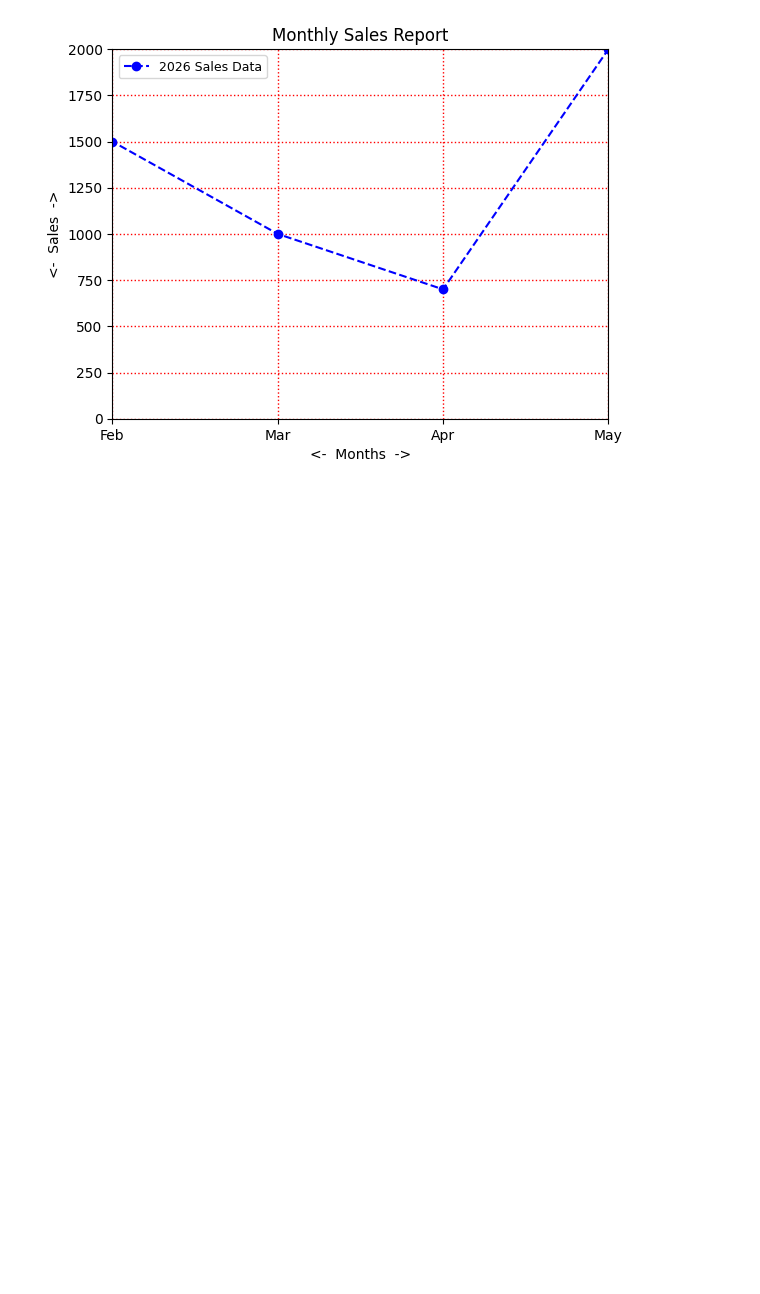
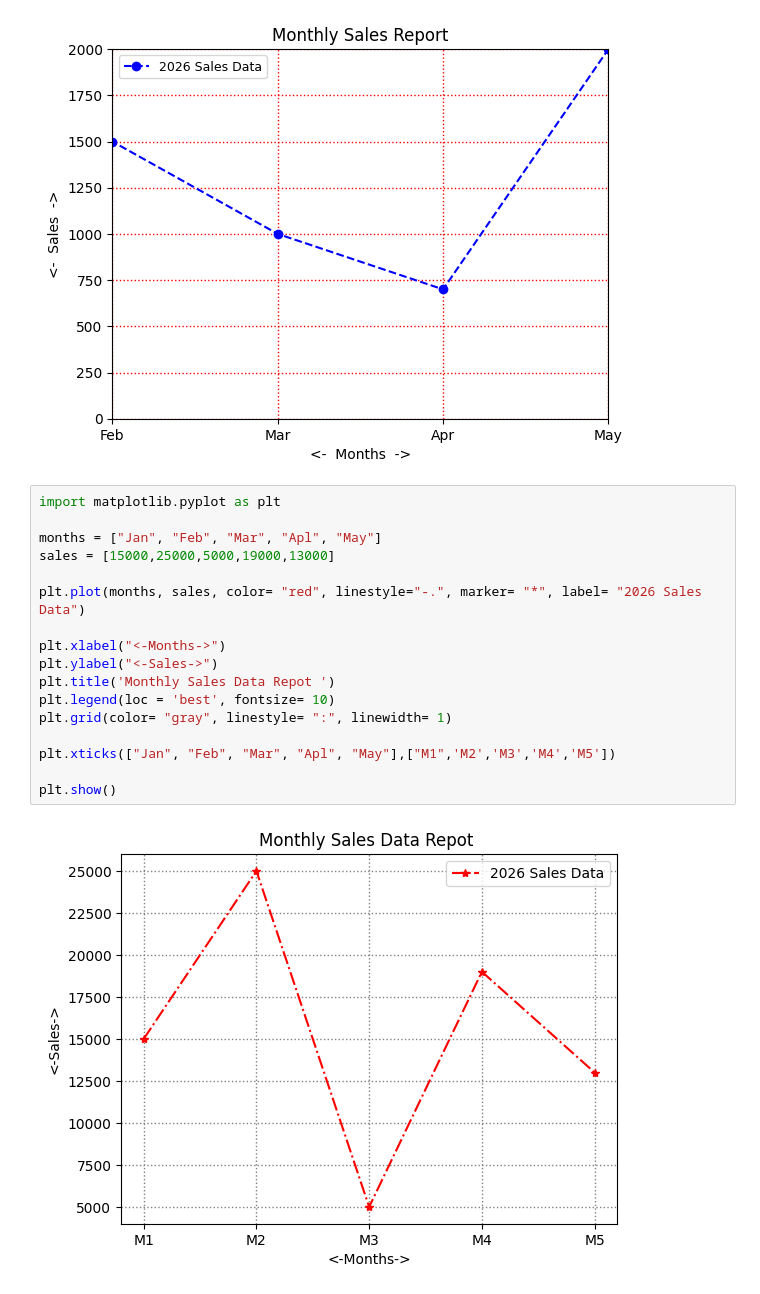
Before and after one commit to rahul-gitt/AL-ML-JOURNEY, a Jupyter notebook: Matplotlib/3plot_func.ipynb, the cells around one changed output. Saved outputs shown, nothing was run; the diff lists cells and outputs as text; blank space fills up the shorter version.

Commit message:
learn xticks

```diff
--- a/Matplotlib/3plot_func.ipynb
+++ b/Matplotlib/3plot_func.ipynb
@@ -36,3 +36,22 @@ plt.ylim(0,2000)
 plt.show()
 # %% [output]
 [figure]
+# %%
+import matplotlib.pyplot as plt
+
+months = ["Jan", "Feb", "Mar", "Apl", "May"]
+sales = [15000,25000,5000,19000,13000]
+
+plt.plot(months, sales, color= "red", linestyle="-.", marker= "*", label= "2026 Sales Data")
+
+plt.xlabel("<-Months->")
+plt.ylabel("<-Sales->")
+plt.title('Monthly Sales Data Repot ')
+plt.legend(loc = 'best', fontsize= 10)
+plt.grid(color= "gray", linestyle= ":", linewidth= 1)
+
+plt.xticks(["Jan", "Feb", "Mar", "Apl", "May"],["M1",'M2','M3','M4','M5'])
+
+plt.show()
+# %% [output]
+[figure, added]
```
